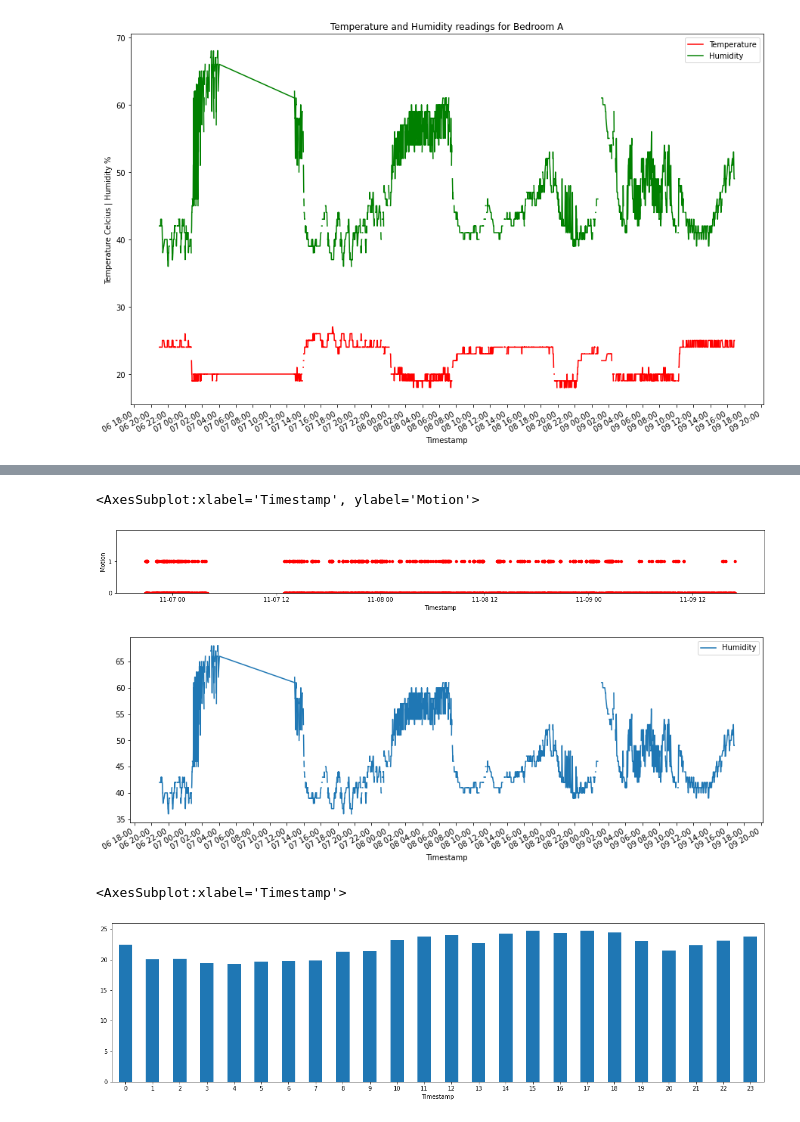
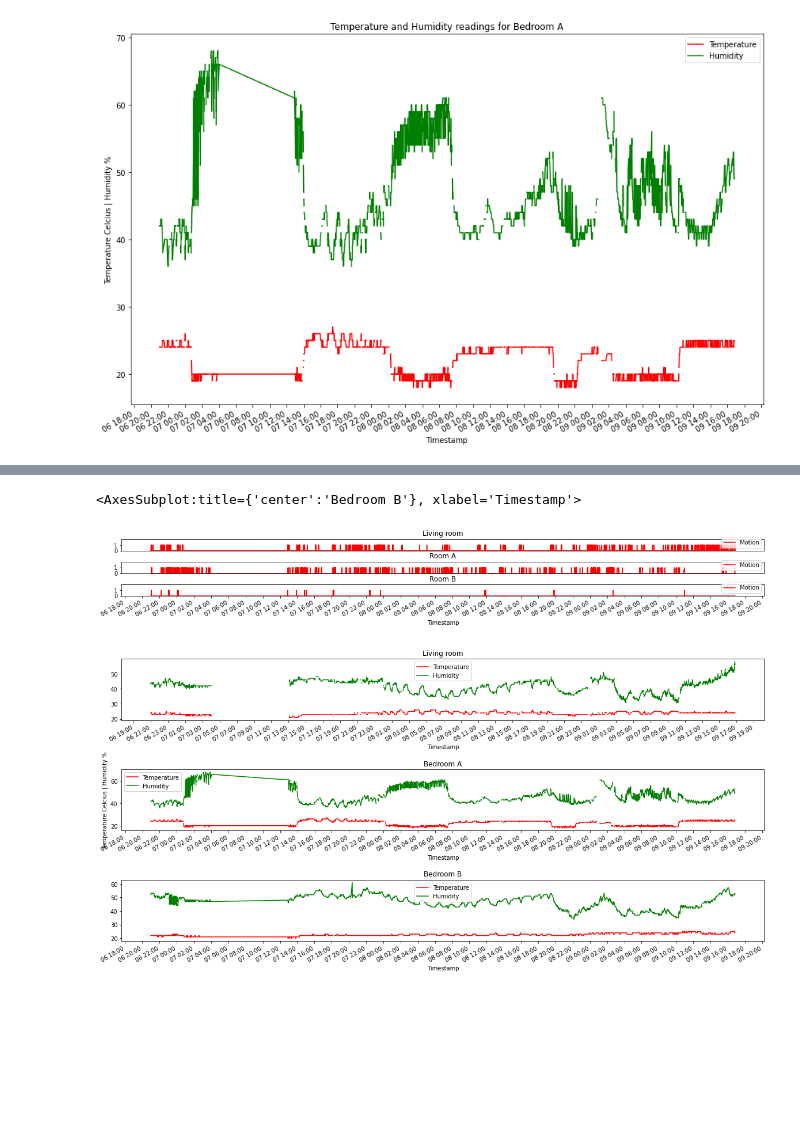
Before and after one commit to salirezav/HomeSense, a Jupyter notebook: representation.ipynb, the cells around one changed output, grey strips where cells are left out. Cells and saved outputs as stored; diff of their text form; code cells hidden in the pictures; blank space fills up the shorter version.

```diff
--- a/representation.ipynb
+++ b/representation.ipynb
@@ -73,29 +73,44 @@ roomB.plot(x="Timestamp",y=["Temperature","Humidity"],color=["red","green"],ax=a
-# %%
-
-fig, axs = plt.subplots(1, figsize=(20, 2), subplot_kw={'ylim': (0, 2),'yticks':[0,1]})
-ts.plot(kind='scatter',x="Timestamp",y="Motion",color="red",ax=axs)
-# %% [output]
-<AxesSubplot:xlabel='Timestamp', ylabel='Motion'>
-[figure, removed]
-# %%
-fig, axs = plt.subplots(1, figsize=(20, 10))
-ts.plot(x="Timestamp", y="Humidity", figsize=(15,5),ax=axs)
-
-date_form = DateFormatter("%d %H-%M")
-
-axs.xaxis.set_major_formatter(date_form)
-axs.xaxis.set_major_locator(mdates.HourLocator(interval=2))
-
-# ts.plot(x="Timestamp", y="Temperature",figsize=(15,5),color="orange")
-# plt.ylim(0,1)
-# plt.yticks([0,1])
-# plt.yscale()
-# plt.show()
-# %% [output]
-[figure, removed]
-# %%
-fig, axs = plt.subplots(figsize=(20, 5))
-ts.groupby(ts["Timestamp"].dt.hour)["Temperature"].mean().plot(kind='bar', rot=0, ax=axs)
-# %% [output]
-<AxesSubplot:xlabel='Timestamp'>
-[figure, removed]
+# %%
+mofig, moaxs = plt.subplots(3,1, figsize=(20, 2), subplot_kw={
+                        'ylim': (0, 2), 'yticks': [0, 1]})
+
+xx0 = moaxs[0].get_xaxis()
+xx1 = moaxs[1].get_xaxis()
+xx0.set_visible(False)
+xx1.set_visible(False)
+
+moaxs[0].set(title="Living room")
+moaxs[1].set(title="Room A")
+moaxs[2].set(title="Room B")
+plt.subplots_adjust(hspace=1)
+date_form = DateFormatter("%d %H:%M")
+
+livingRoom.plot(x="Timestamp", y=["Motion"], color=[
+                "red", "green"], ax=moaxs[0])
+roomA.plot(x="Timestamp", y=["Motion"], color=["red", "green"], ax=moaxs[1])
+roomB.plot(x="Timestamp", y=["Motion"], color=["red", "green"], ax=moaxs[2])
+
+
+fig , axs = plt.subplots(3,1,figsize=(20,10))
+for ax in moaxs:
+        ax.xaxis.set_major_formatter(date_form)
+        ax.xaxis.set_major_locator(mdates.HourLocator(interval=2))
+axs[0].set(title="Living room")
+axs[1].set(ylabel="Temperature Celcius | Humidity %",title="Bedroom A")
+axs[2].set(xlabel="Time of day",title="Bedroom B")
+plt.subplots_adjust(hspace=.8)
+date_form = DateFormatter("%d %H:%M")
+# axs= roomB.plot()
+for ax in axs:
+    ax.xaxis.set_major_formatter(date_form)
+    ax.xaxis.set_major_locator(mdates.HourLocator(interval=2))
+
+
+
+livingRoom.plot(x="Timestamp",y=["Temperature","Humidity"],color=["red","green"],ax=axs[0])
+roomA.plot(x="Timestamp",y=["Temperature","Humidity"],color=["red","green"],ax=axs[1])
+roomB.plot(x="Timestamp",y=["Temperature","Humidity"],color=["red","green"],ax=axs[2])
+# %% [output]
+<AxesSubplot:title={'center':'Bedroom B'}, xlabel='Timestamp'>
+[figure, added]
+[figure, added]
```
Also changed, not shown: parts of 5 cells of this notebook, 8 other files.
